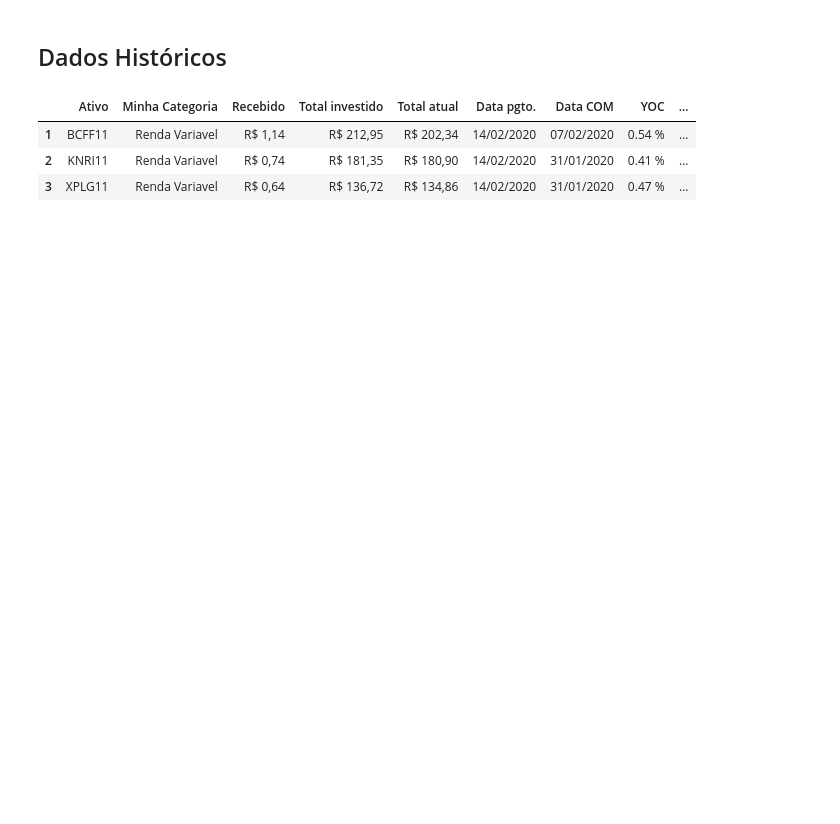
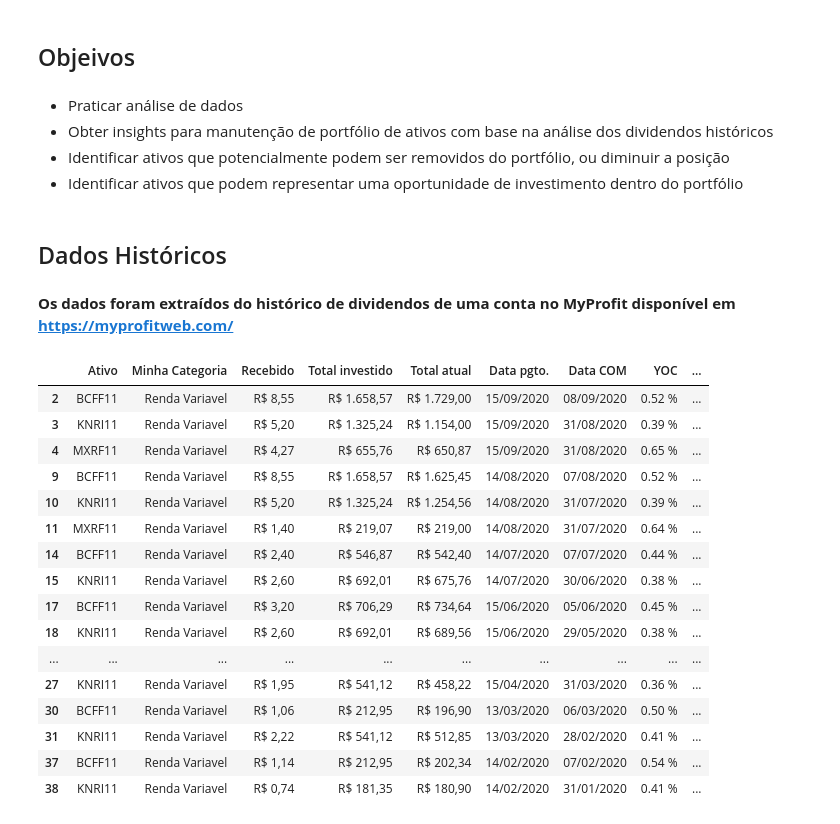
Before and after one commit to devBino/analise_dados_cases, a Jupyter notebook: analise_dividendos/dividendos_historicos_analise.ipynb, the cells around one changed output. Saved outputs shown, nothing was run; the diff lists cells and outputs as text; code cells hidden in the pictures; blank space fills up the shorter version.

```diff
--- a/analise_dividendos/dividendos_historicos_analise.ipynb
+++ b/analise_dividendos/dividendos_historicos_analise.ipynb
@@ -3,13 +3,50 @@
+# %% [markdown]
+## Objeivos
+# %% [markdown]
+- Praticar análise de dados
+- Obter insights para manutenção de portfólio de ativos com base na análise dos dividendos históricos
+- Identificar ativos que potencialmente podem ser removidos do portfólio, ou diminuir a posição
+- Identificar ativos que podem representar uma oportunidade de investimento dentro do portfólio
 # %% [markdown]
 ## Dados Históricos
-# %%
-import pandas as pd
-dados = pd.read_csv("dividendos.csv")
-dados = dados[ dados['Minha Categoria'] == 'Renda Variavel' ]
-display(dados)
-# %% [output]
-|  | Ativo | Minha Categoria | Recebido | Total investido | Total atual | Data pgto. | Data COM | YOC | ... |
-| 1 | BCFF11 | Renda Variavel | R$ 1,14 | R$ 212,95 | R$ 202,34 | 14/02/2020 | 07/02/2020 | 0.54 % | ... |
-| 2 | KNRI11 | Renda Variavel | R$ 0,74 | R$ 181,35 | R$ 180,90 | 14/02/2020 | 31/01/2020 | 0.41 % | ... |
-| 3 | XPLG11 | Renda Variavel | R$ 0,64 | R$ 136,72 | R$ 134,86 | 14/02/2020 | 31/01/2020 | 0.47 % | ... |
+# %% [markdown]
+**Os dados foram extraídos do histórico de dividendos de uma conta no MyProfit disponível em https://myprofitweb.com/**
+# %%
+import pandas as pd
+dados = pd.read_csv("dividendos.csv")
+
+limite_meses_relatorios = 12
+
+#filtrando pela categoria configurada como Renda Variavel no MyProfitWeb
+dados = dados[ dados['Minha Categoria'] == 'Renda Variavel' ]
+
+#eliminando 2 ativos que não existem mais no portfólio, mas que são trazidos na massa de dados
+dados = dados[ dados['Ativo'] != 'XPLG11' ]
+dados = dados[ dados['Ativo'] != 'HSLG11' ]
+
+#calculando diferença entre DY - YOC e criando nova coluna no DataFrame para posterior utilização
+dados['YOC_DY'] = dados['DY'].str.replace(' %','').astype(float) - dados['YOC'].str.replace(' %','').astype(float)
+
+#tratando valor por cota para posterior utilização
+dados['VALOR_DY_COTA'] = dados['Valor por cota'].str.replace('R$ ','').str.replace(',','.').astype(float)
+
+display(dados)
+# %% [output]
+|  | Ativo | Minha Categoria | Recebido | Total investido | Total atual | Data pgto. | Data COM | YOC | ... |
+| 2 | BCFF11 | Renda Variavel | R$ 8,55 | R$ 1.658,57 | R$ 1.729,00 | 15/09/2020 | 08/09/2020 | 0.52 % | ... |
+| 3 | KNRI11 | Renda Variavel | R$ 5,20 | R$ 1.325,24 | R$ 1.154,00 | 15/09/2020 | 31/08/2020 | 0.39 % | ... |
+| 4 | MXRF11 | Renda Variavel | R$ 4,27 | R$ 655,76 | R$ 650,87 | 15/09/2020 | 31/08/2020 | 0.65 % | ... |
+| 9 | BCFF11 | Renda Variavel | R$ 8,55 | R$ 1.658,57 | R$ 1.625,45 | 14/08/2020 | 07/08/2020 | 0.52 % | ... |
+| 10 | KNRI11 | Renda Variavel | R$ 5,20 | R$ 1.325,24 | R$ 1.254,56 | 14/08/2020 | 31/07/2020 | 0.39 % | ... |
+| 11 | MXRF11 | Renda Variavel | R$ 1,40 | R$ 219,07 | R$ 219,00 | 14/08/2020 | 31/07/2020 | 0.64 % | ... |
+| 14 | BCFF11 | Renda Variavel | R$ 2,40 | R$ 546,87 | R$ 542,40 | 14/07/2020 | 07/07/2020 | 0.44 % | ... |
+| 15 | KNRI11 | Renda Variavel | R$ 2,60 | R$ 692,01 | R$ 675,76 | 14/07/2020 | 30/06/2020 | 0.38 % | ... |
+| 17 | BCFF11 | Renda Variavel | R$ 3,20 | R$ 706,29 | R$ 734,64 | 15/06/2020 | 05/06/2020 | 0.45 % | ... |
+| 18 | KNRI11 | Renda Variavel | R$ 2,60 | R$ 692,01 | R$ 689,56 | 15/06/2020 | 29/05/2020 | 0.38 % | ... |
+| ... | ... | ... | ... | ... | ... | ... | ... | ... | ... |
+| 27 | KNRI11 | Renda Variavel | R$ 1,95 | R$ 541,12 | R$ 458,22 | 15/04/2020 | 31/03/2020 | 0.36 % | ... |
+| 30 | BCFF11 | Renda Variavel | R$ 1,06 | R$ 212,95 | R$ 196,90 | 13/03/2020 | 06/03/2020 | 0.50 % | ... |
+| 31 | KNRI11 | Renda Variavel | R$ 2,22 | R$ 541,12 | R$ 512,85 | 13/03/2020 | 28/02/2020 | 0.41 % | ... |
+| 37 | BCFF11 | Renda Variavel | R$ 1,14 | R$ 212,95 | R$ 202,34 | 14/02/2020 | 07/02/2020 | 0.54 % | ... |
+| 38 | KNRI11 | Renda Variavel | R$ 0,74 | R$ 181,35 | R$ 180,90 | 14/02/2020 | 31/01/2020 | 0.41 % | ... |
 # %% [markdown]
```
Also changed, not shown: parts of 14 cells of this notebook, 1 other file.
